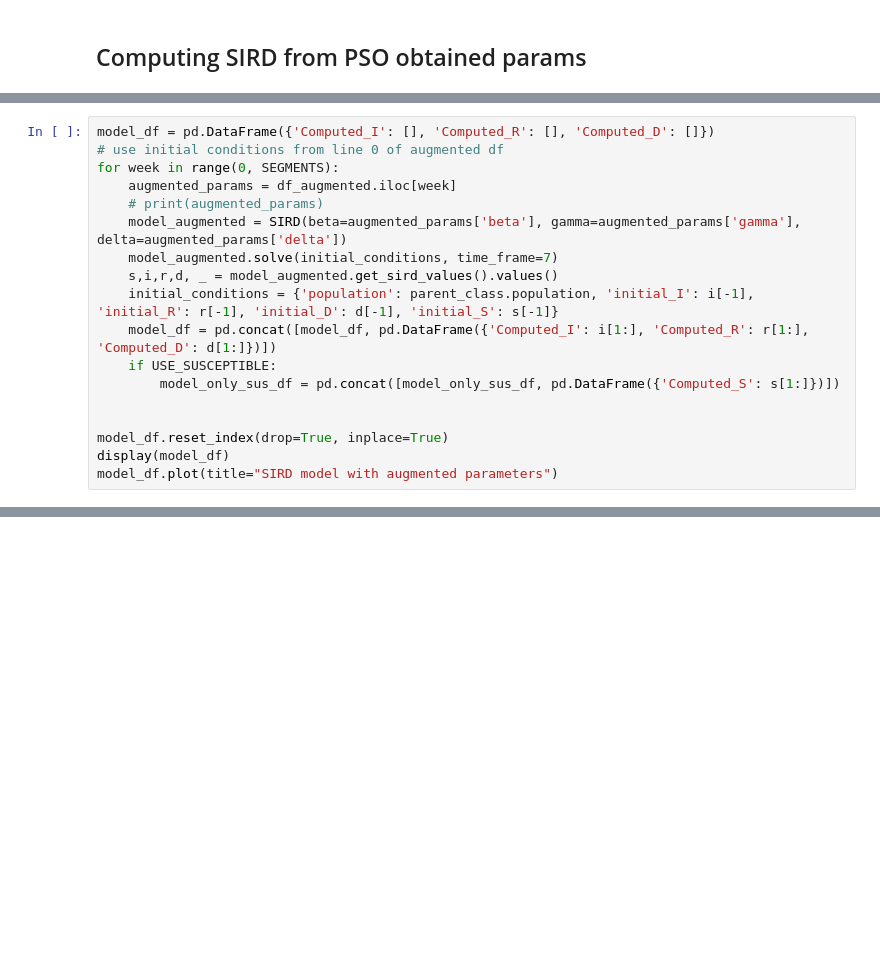
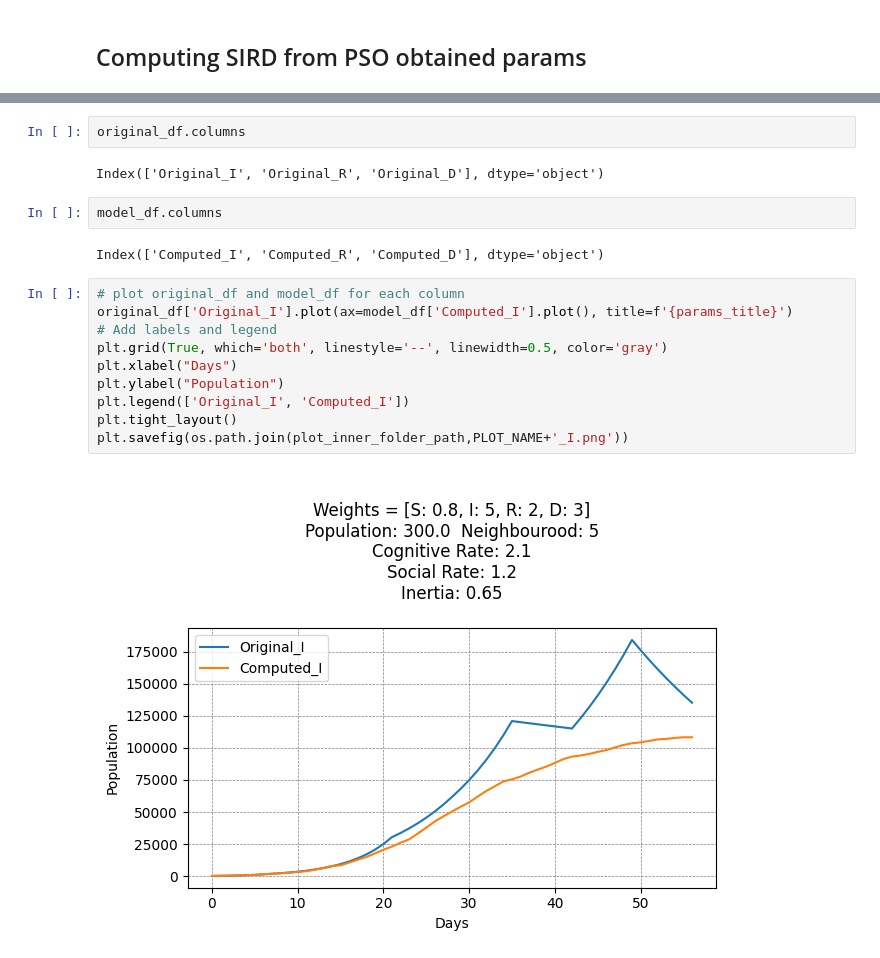
Before and after one commit to Thomas2710/Epidemic-modelling, a Jupyter notebook: epidemic_modelling/sird_playground.ipynb, the cells around one changed output, grey strips where cells are left out. Drawn from its saved outputs; the diff is of its cells as text; blank space fills up the shorter version.

```diff
--- a/epidemic_modelling/sird_playground.ipynb
+++ b/epidemic_modelling/sird_playground.ipynb
@@ -375,18 +321,0 @@ display(df_augmented)
-# %%
-model_df = pd.DataFrame({'Computed_I': [], 'Computed_R': [], 'Computed_D': []})
-# use initial conditions from line 0 of augmented df
-for week in range(0, SEGMENTS):
-    augmented_params = df_augmented.iloc[week]
-    # print(augmented_params)
-    model_augmented = SIRD(beta=augmented_params['beta'], gamma=augmented_params['gamma'], delta=augmented_params['delta'])
-    model_augmented.solve(initial_conditions, time_frame=7)
-    s,i,r,d, _ = model_augmented.get_sird_values().values()
-    initial_conditions = {'population': parent_class.population, 'initial_I': i[-1], 'initial_R': r[-1], 'initial_D': d[-1], 'initial_S': s[-1]}
-    model_df = pd.concat([model_df, pd.DataFrame({'Computed_I': i[1:], 'Computed_R': r[1:], 'Computed_D': d[1:]})])
-    if USE_SUSCEPTIBLE:
-        model_only_sus_df = pd.concat([model_only_sus_df, pd.DataFrame({'Computed_S': s[1:]})])
-
-
-model_df.reset_index(drop=True, inplace=True)
-display(model_df)
-model_df.plot(title="SIRD model with augmented parameters")
@@ -412,0 +322,20 @@ model_df.plot(title="SIRD model with augmented parameters")
+# %%
+original_df.columns
+# %% [output]
+Index(['Original_I', 'Original_R', 'Original_D'], dtype='object')
+# %%
+model_df.columns
+# %% [output]
+Index(['Computed_I', 'Computed_R', 'Computed_D'], dtype='object')
+# %%
+# plot original_df and model_df for each column
+original_df['Original_I'].plot(ax=model_df['Computed_I'].plot(), title=f'{params_title}')
+# Add labels and legend
+plt.grid(True, which='both', linestyle='--', linewidth=0.5, color='gray')
+plt.xlabel("Days")
+plt.ylabel("Population")
+plt.legend(['Original_I', 'Computed_I'])
+plt.tight_layout()
+plt.savefig(os.path.join(plot_inner_folder_path,PLOT_NAME+'_I.png'))
+# %% [output]
+[figure, added]
```
Also changed, not shown: parts of 12 cells of this notebook, 30 other files.
